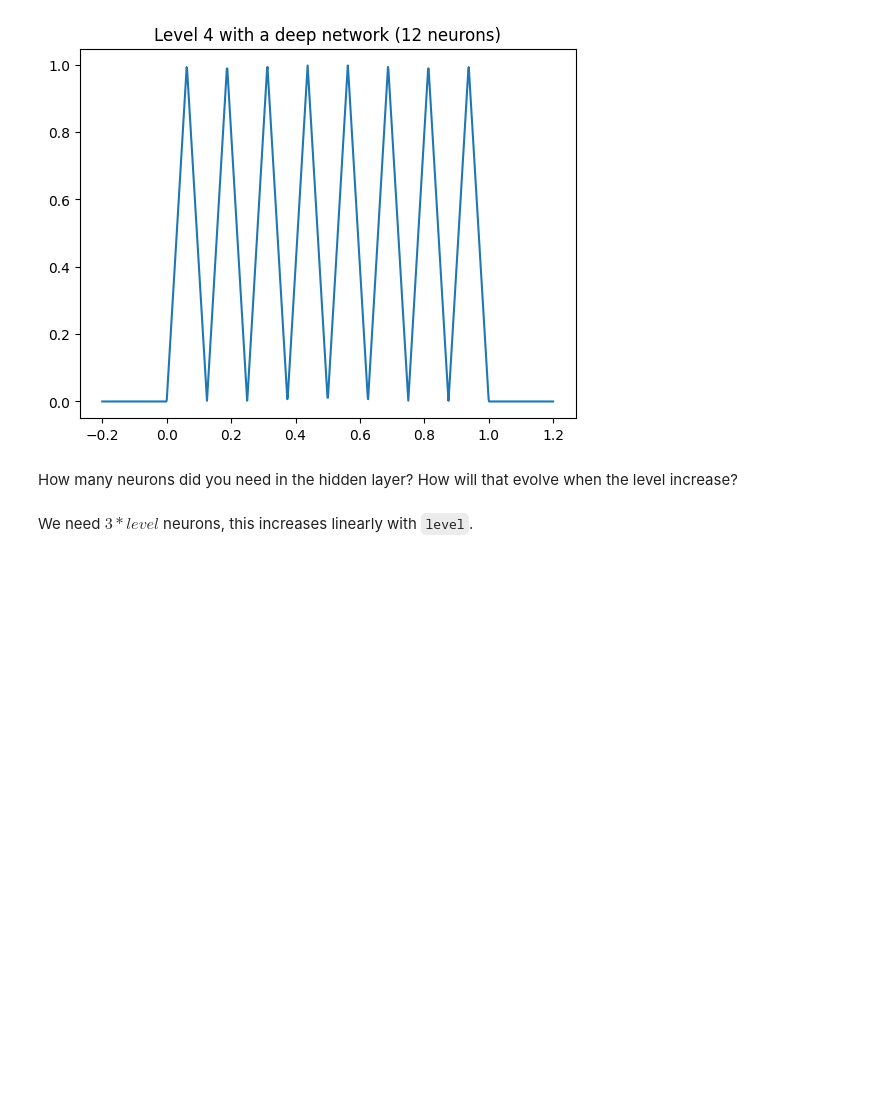
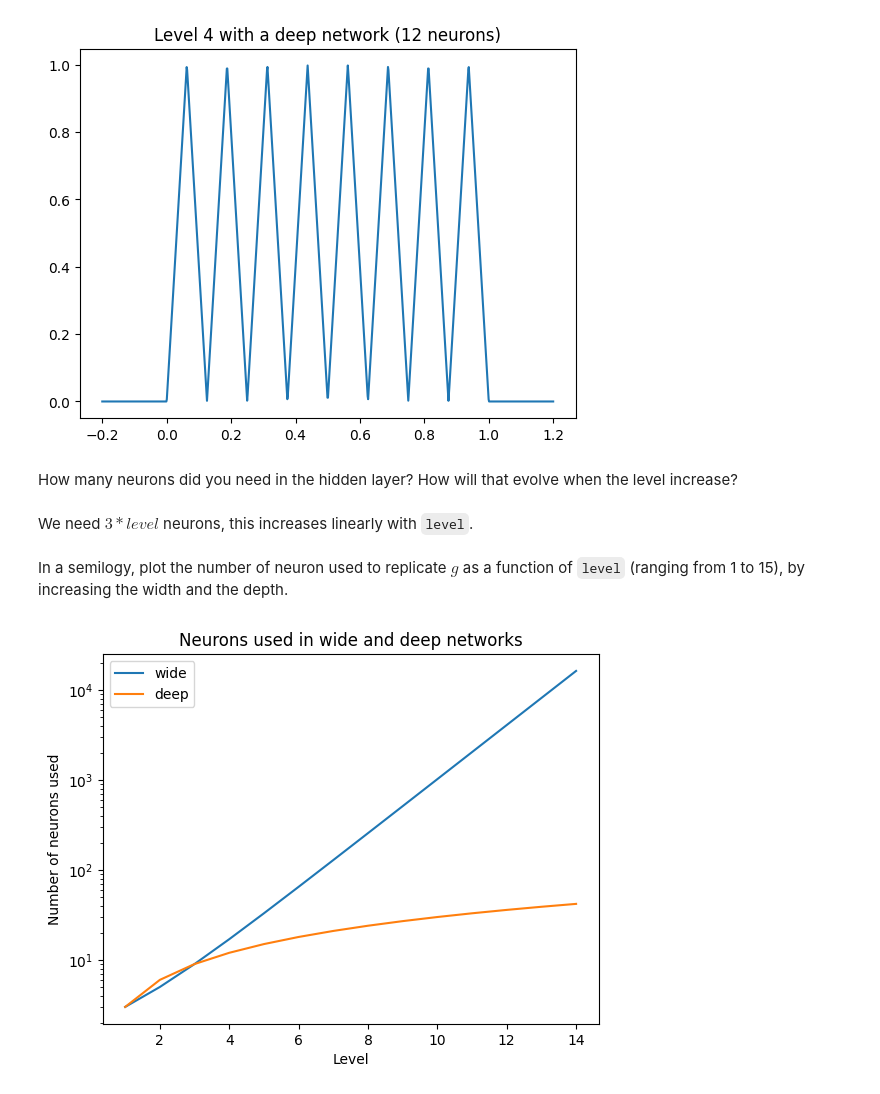
Before and after one commit to MICS-Lab/DeepLearningCourse, a Jupyter notebook: TD/DL_Practice_4_solutions.ipynb, the cells around one changed output. Saved outputs shown, nothing was run; the diff lists cells and outputs as text; code cells hidden in the pictures; blank space fills up the shorter version.

Commit message:
added comparision of the number of neurons needed

```diff
--- a/TD/DL_Practice_4_solutions.ipynb
+++ b/TD/DL_Practice_4_solutions.ipynb
@@ -151,3 +151,18 @@ Neurons used: 12
 How many neurons did you need in the hidden layer? How will that evolve when the level increase?
 # %% [markdown]
 We need $3*{level}$ neurons, this increases linearly with `level`.
+# %% [markdown]
+In a semilogy, plot the number of neuron used to replicate $g$ as a function of `level` (ranging from 1 to 15), by increasing the width and the depth.
+# %%
+lvls = np.arange(1, 15)
+wide = 2**lvls + 1
+deep = 3*lvls
+plt.semilogy(lvls, wide, label='wide')
+plt.semilogy(lvls, deep, label='deep')
+plt.legend()
+plt.title('Neurons used in wide and deep networks')
+plt.xlabel('Level')
+plt.ylabel('Number of neurons used')
+plt.show()
+# %% [output]
+[figure, added]
```
